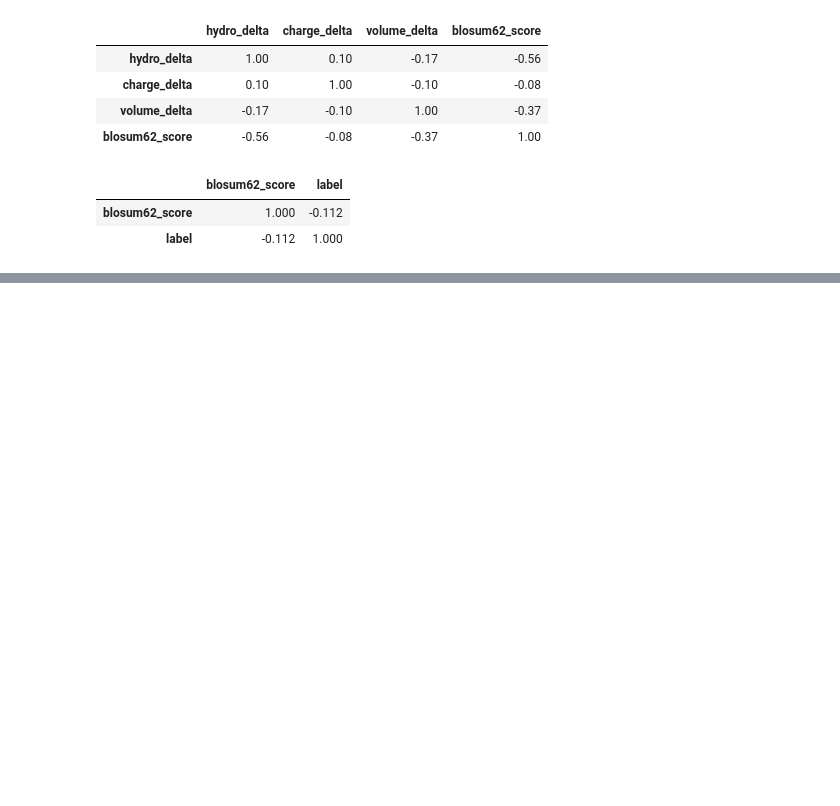
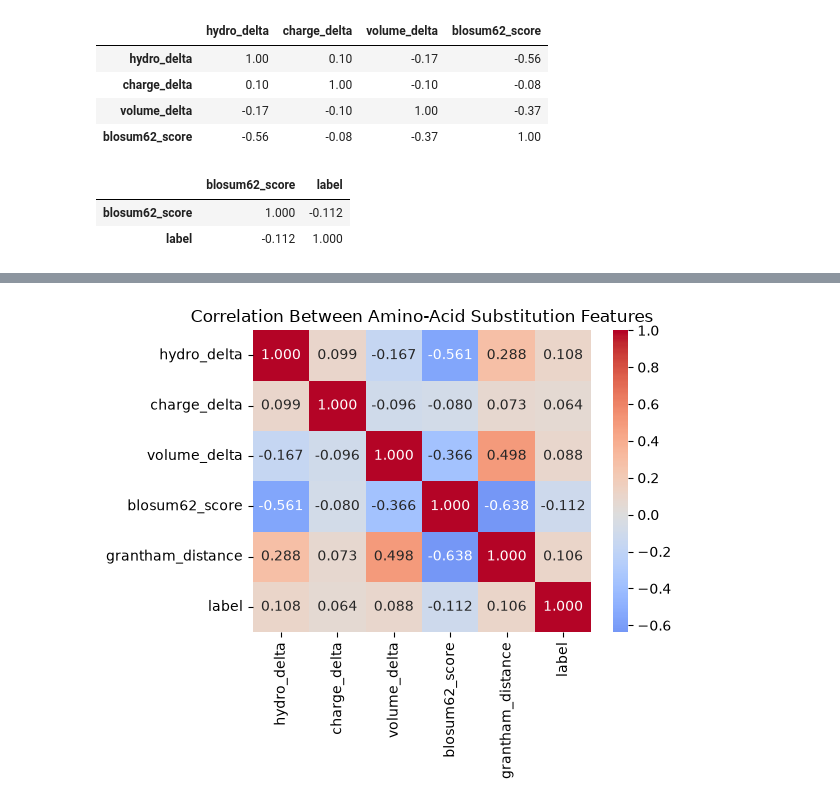
Before and after one commit to mohit-kukrejaa/brca1-risk-prediction, a Jupyter notebook: notebooks/feature_engineering.ipynb, the cells around one changed output, grey strips where cells are left out. Drawn from its saved outputs; the diff is of its cells as text; code cells hidden in the pictures; blank space fills up the shorter version.

```diff
--- a/notebooks/feature_engineering.ipynb
+++ b/notebooks/feature_engineering.ipynb
@@ -318,0 +456,3 @@ df[["blosum62_score", "label"]].corr().round(3)
+# %%
+subs_features = ["hydro_delta","charge_delta","volume_delta","blosum62_score","grantham_distance","label"]
+df[subs_features].corr().round(3)
@@ -318,0 +467,8 @@ df[["blosum62_score", "label"]].corr().round(3)
+# %%
+plt.figure(figsize=(6, 5))
+sns.heatmap(df[subs_features].corr(),annot=True,fmt=".3f",cmap="coolwarm",center=0)
+plt.title("Correlation Between Amino-Acid Substitution Features")
+plt.tight_layout()
+plt.show()
+# %% [output]
+[figure, added]
```
Also changed, not shown: parts of 39 cells of this notebook, 15 other files.
